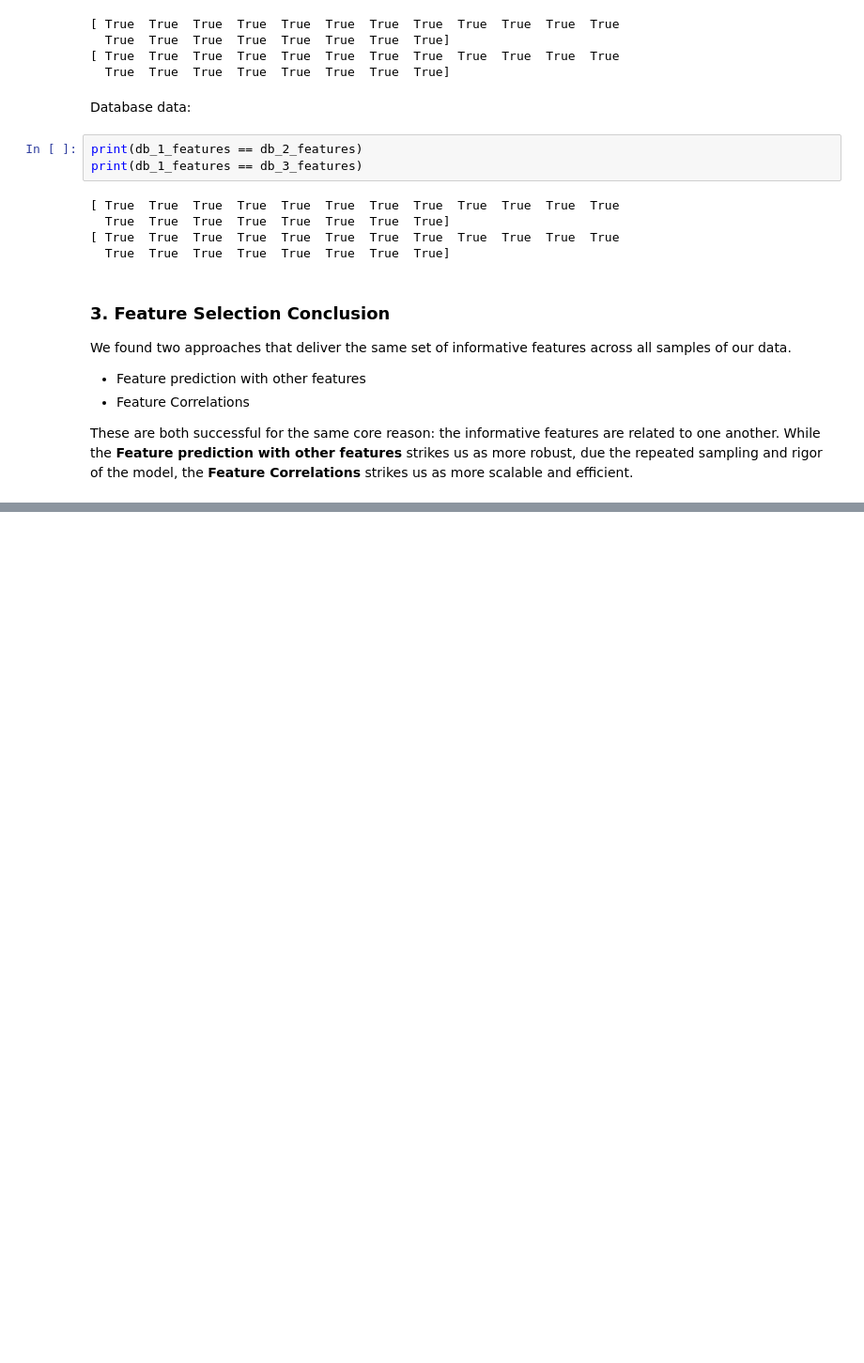
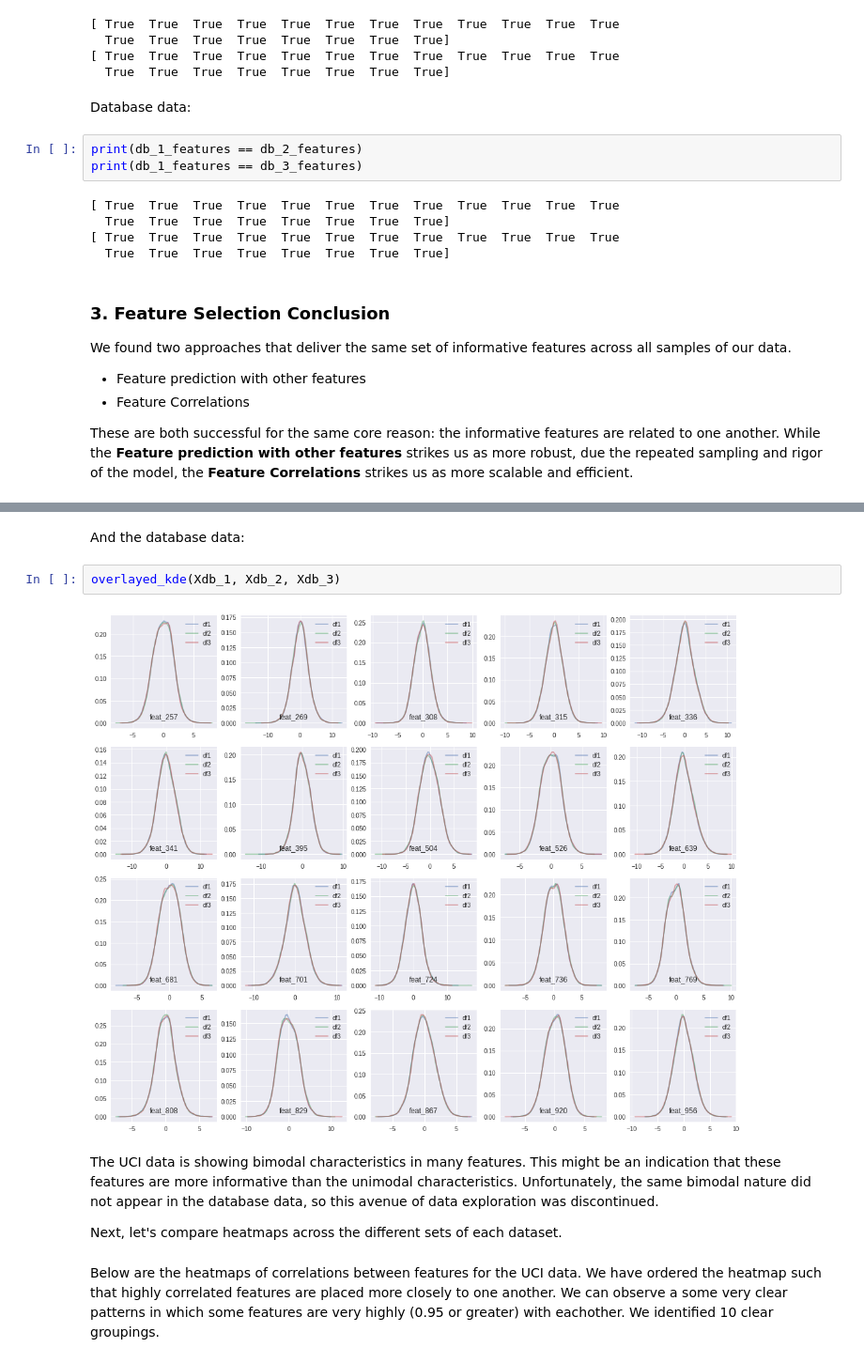
Before and after one commit to djkjohnston/Feature_Selection_Classification_GA_DSI_Proj3, a Jupyter notebook: Madelon Report.ipynb, the cells around one changed output, grey strips where cells are left out. Shown at 94% size. Saved outputs shown, nothing was run; the diff lists cells and outputs as text; blank space fills up the shorter version.

```diff
--- a/Madelon Report.ipynb
+++ b/Madelon Report.ipynb
@@ -632,0 +661,12 @@ These are both successful for the same core reason: the informative features are
+# %% [markdown]
+And the database data:
+# %%
+overlayed_kde(Xdb_1, Xdb_2, Xdb_3)
+# %% [output]
+[figure, added]
+# %% [markdown]
+The UCI data is showing bimodal characteristics in many features. This might be an indication that these features are more informative than the unimodal characteristics. Unfortunately, the same bimodal nature did not appear in the database data, so this avenue of data exploration was discontinued.
+
+Next, let's compare heatmaps across the different sets of each dataset.
+# %% [markdown]
+Below are the heatmaps of correlations between features for the UCI data. We have ordered the heatmap such that highly correlated features are placed more closely to one another. We can observe a some very clear patterns in which some features are very highly (0.95 or greater) with eachother. We identified 10 clear groupings.
```
Also changed, not shown: parts of 12 cells of this notebook.
